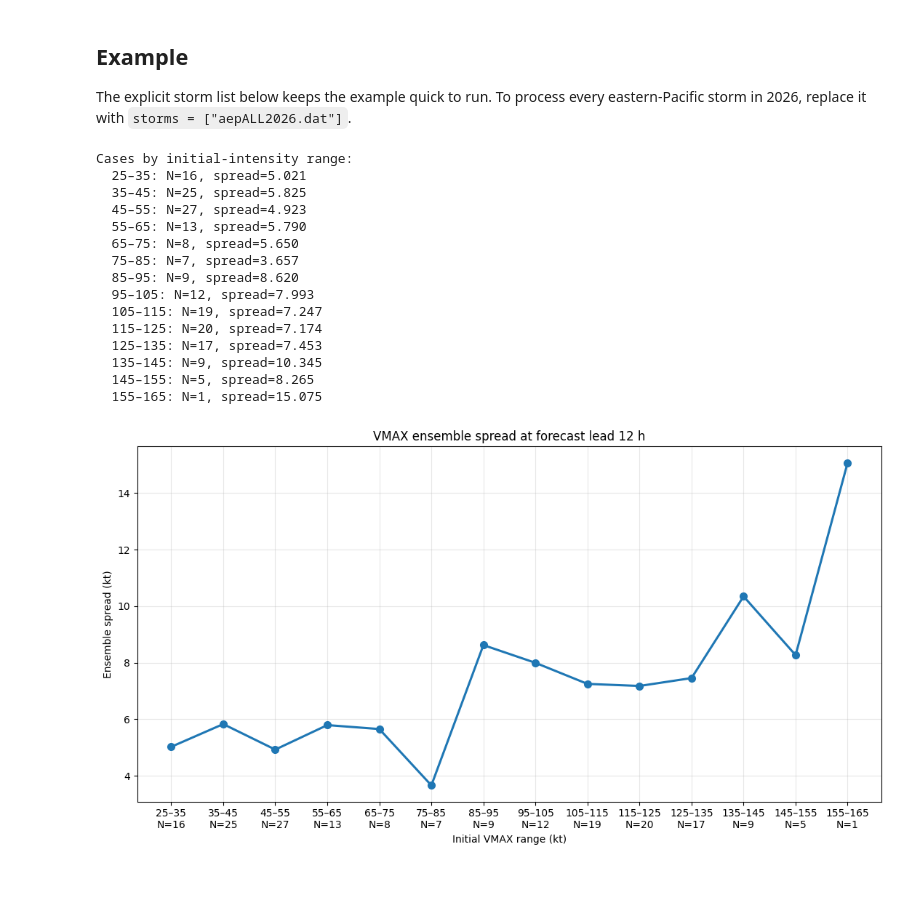
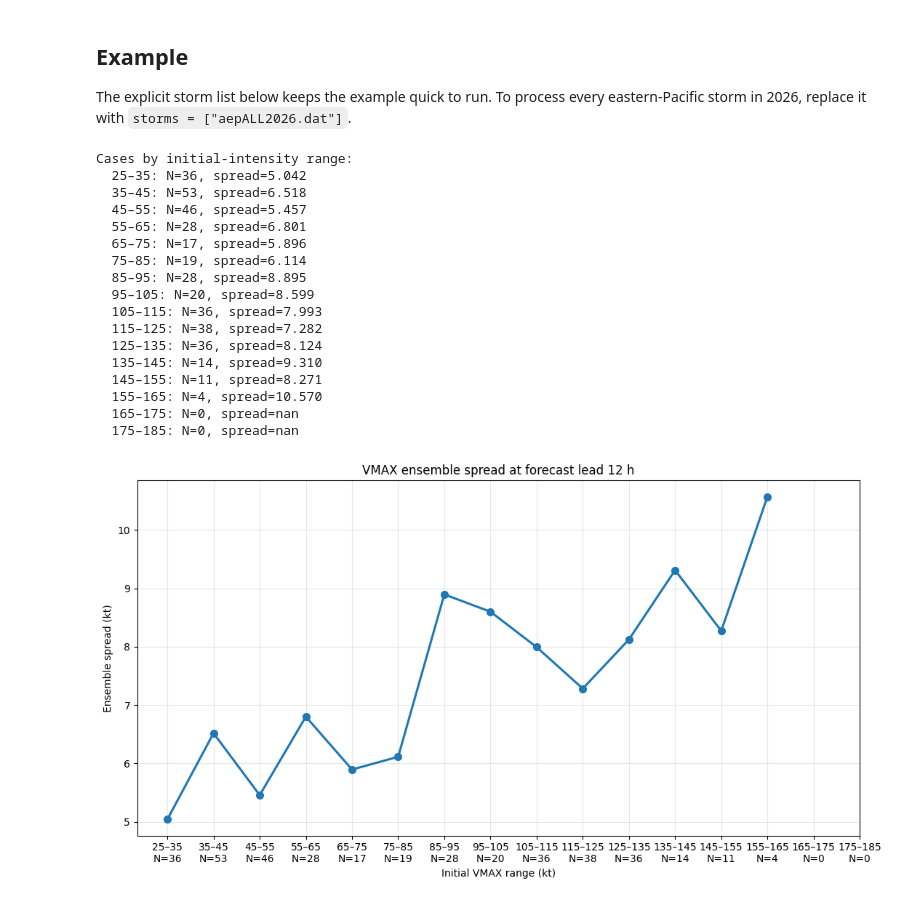
Before and after one commit to kieucq/tc_verification, a Jupyter notebook: src/plot_init_ensemble_spread.ipynb, the cells around one changed output. Saved outputs shown, nothing was run; the diff lists cells and outputs as text; code cells hidden in the pictures.

Commit message:
updated the ensemble spread script

```diff
--- a/src/plot_init_ensemble_spread.ipynb
+++ b/src/plot_init_ensemble_spread.ipynb
@@ -82,44 +82,48 @@ The explicit storm list below keeps the example quick to run. To process every e
 # %%
 models = ["HWRF", "HFSA", "HMON", "HFSB"]
 metric = "VMAX"
-storms = ["aep112026.dat", "aep122026.dat", "aep172026.dat","aep072026.dat", "awp042026.dat", "awp092026.dat","awp122026.dat"]
+storms = ["aep112026.dat", "aep122026.dat", "aep172026.dat", "aep072026.dat", "aep112025.dat",
+          "awp042026.dat", "awp092026.dat", "awp122026.dat", "awp242025.dat",
+          "aal082025.dat", "aal132025.dat", "aal022024.dat", "aal122024.dat",]
 lead_time = 12
-initial_intensity_values = list(range(30, 161, 10))
+initial_intensity_values = list(range(30, 181, 10))
 
 spread, n_cases = verification.compute_ensemble_spread(
     models=models,
     metric=metric,
     storms=storms,
     lead_time=lead_time,
     initial_intensity_values=initial_intensity_values,
 )
 print("Cases by initial-intensity range:")
 for center, count, value in zip(
     initial_intensity_values, n_cases, spread
 ):
     print(f"  {center - 5:g}–{center + 5:g}: N={count}, spread={value:.3f}")
 
 fig, ax = plot_initial_intensity_ensemble_spread(
     initial_intensity_values=initial_intensity_values,
     spread=spread,
     n_cases=n_cases,
     metric=metric,
     lead_time=lead_time,
 )
 # %% [output]
 Cases by initial-intensity range:
-  25–35: N=16, spread=5.021
-  35–45: N=25, spread=5.825
-  45–55: N=27, spread=4.923
-  55–65: N=13, spread=5.790
-  65–75: N=8, spread=5.650
-  75–85: N=7, spread=3.657
-  85–95: N=9, spread=8.620
-  95–105: N=12, spread=7.993
-  105–115: N=19, spread=7.247
-  115–125: N=20, spread=7.174
-  125–135: N=17, spread=7.453
-  135–145: N=9, spread=10.345
-  145–155: N=5, spread=8.265
-  155–165: N=1, spread=15.075
+  25–35: N=36, spread=5.042
+  35–45: N=53, spread=6.518
+  45–55: N=46, spread=5.457
+  55–65: N=28, spread=6.801
+  65–75: N=17, spread=5.896
+  75–85: N=19, spread=6.114
+  85–95: N=28, spread=8.895
+  95–105: N=20, spread=8.599
+  105–115: N=36, spread=7.993
+  115–125: N=38, spread=7.282
+  125–135: N=36, spread=8.124
+  135–145: N=14, spread=9.310
+  145–155: N=11, spread=8.271
+  155–165: N=4, spread=10.570
+  165–175: N=0, spread=nan
+  175–185: N=0, spread=nan
-[figure, old version]
+[figure, new version]
```
